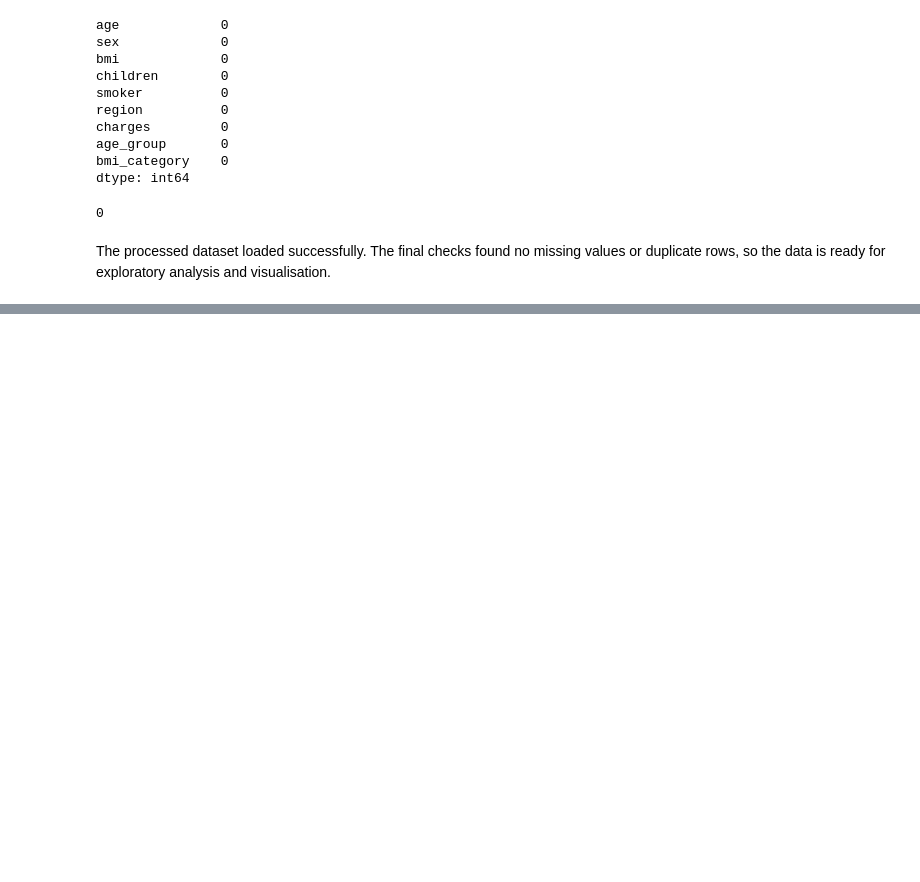
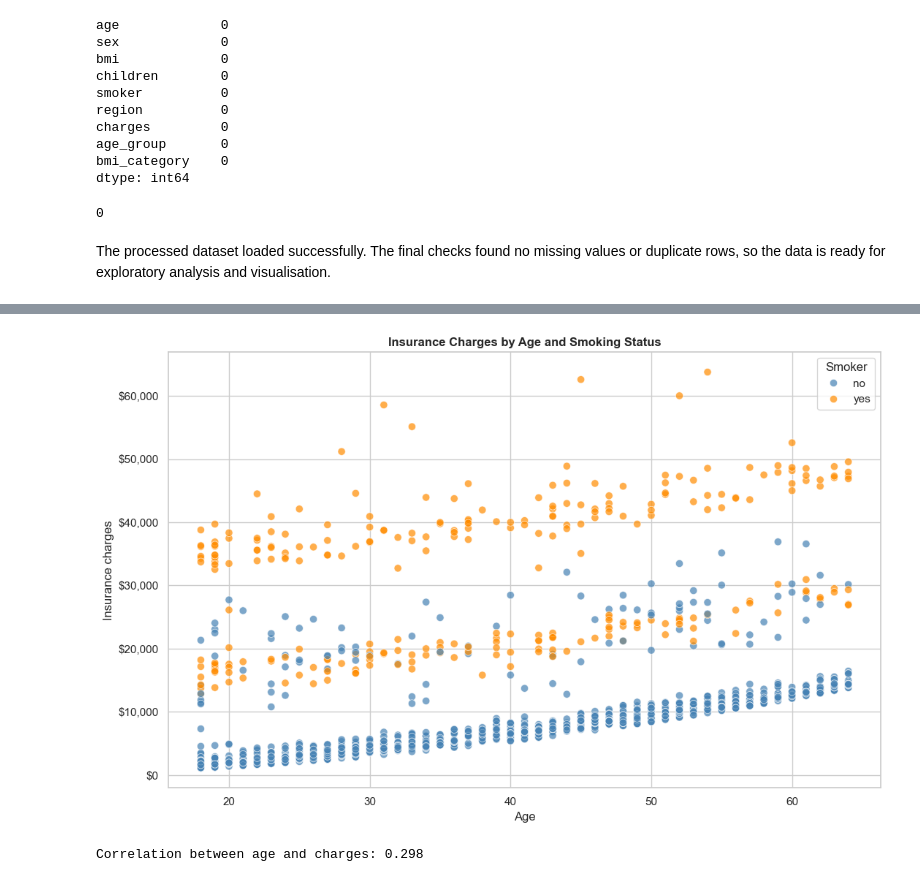
Before and after one commit to Ellusive89/Healthcare-Insurance-Cost-Analysis, a Jupyter notebook: jupyter_notebooks/Data_Analysis_and_Visualisation.ipynb, the cells around one changed output, grey strips where cells are left out. Cells and saved outputs as stored; diff of their text form; code cells hidden in the pictures; blank space fills up the shorter version.

```diff
--- a/jupyter_notebooks/Data_Analysis_and_Visualisation.ipynb
+++ b/jupyter_notebooks/Data_Analysis_and_Visualisation.ipynb
@@ -113,0 +335,39 @@ The processed dataset loaded successfully. The final checks found no missing val
+# %%
+fig, ax = plt.subplots(figsize=(11, 7))
+
+sns.scatterplot(
+    data=insurance_df,
+    x="age",
+    y="charges",
+    hue="smoker",
+    hue_order=["no", "yes"],
+    palette={
+        "no": "steelblue",
+        "yes": "darkorange"
+    },
+    alpha=0.70,
+    s=55,
+    ax=ax
+)
+
+ax.set_title("Insurance Charges by Age and Smoking Status")
+ax.set_xlabel("Age")
+ax.set_ylabel("Insurance charges")
+ax.yaxis.set_major_formatter(StrMethodFormatter("${x:,.0f}"))
+ax.legend(title="Smoker")
+
+plt.tight_layout()
+plt.show()
+# %% [output]
+[figure, added]
+# %%
+age_charge_correlation = insurance_df["age"].corr(
+    insurance_df["charges"]
+)
+
+print(
+    "Correlation between age and charges:",
+    round(age_charge_correlation, 3)
+)
+# %% [output]
+Correlation between age and charges: 0.298
```
Also changed, not shown: parts of 28 cells of this notebook.
